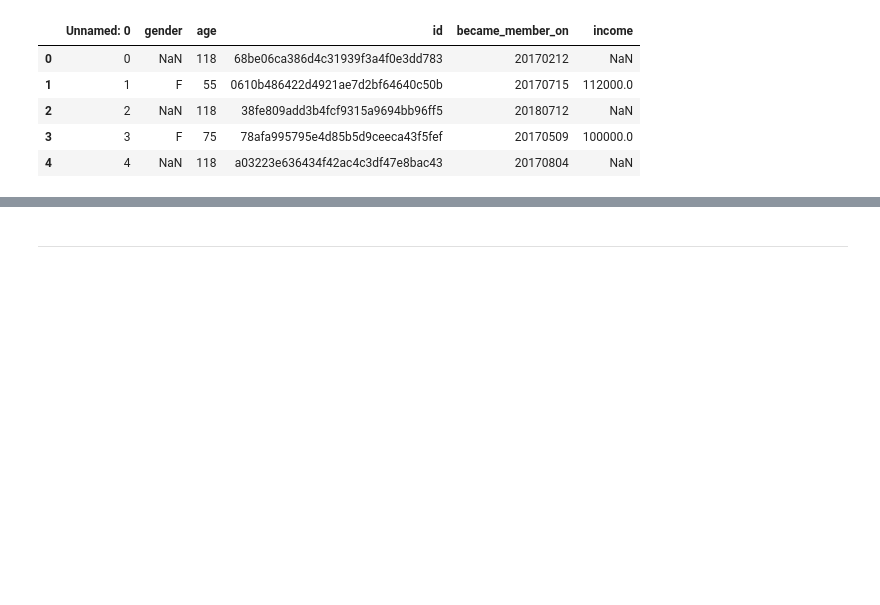
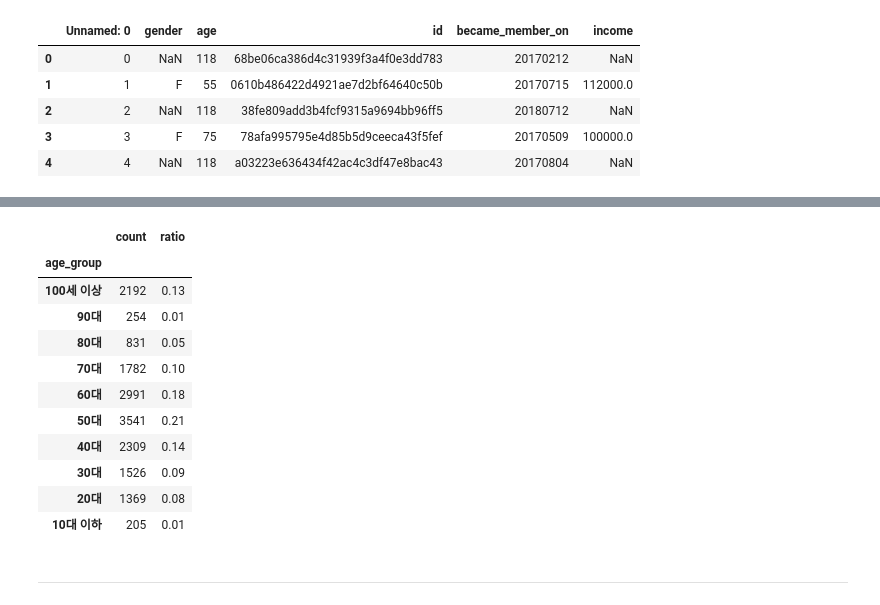
Before and after one commit to yoohengu/marketing_starbucks, a Jupyter notebook: yhg/01_datacheck.ipynb, the cells around one changed output, grey strips where cells are left out. Cells and saved outputs as stored; diff of their text form; code cells hidden in the pictures; blank space fills up the shorter version.

```diff
--- a/yhg/01_datacheck.ipynb
+++ b/yhg/01_datacheck.ipynb
@@ -170,0 +218,6 @@ df_pro.head()
+# %%
+df_pro['age_group'] = pd.cut(
+    df_pro['age'],
+    bins=[0, 19, 29, 39, 49, 59, 69, 79, 89, 99, 199],
+    labels=['10대 이하', '20대', '30대', '40대', '50대', '60대', '70대', '80대', '90대', '100세 이상']
+)
@@ -171,3 +226,21 @@ df_pro.head()
+# %%
+ag_cnt = df_pro['age_group'].value_counts(dropna=False)
+ag_rat = df_pro['age_group'].value_counts(normalize=True, dropna=False)
+
+display(pd.concat([ag_cnt, ag_rat], axis=1, keys=['count', 'ratio']).sort_index(ascending=False).round(2))
+# %% [output]
+|  | count | ratio |
+| age_group |  |  |
+| 100세 이상 | 2192 | 0.13 |
+| 90대 | 254 | 0.01 |
+| 80대 | 831 | 0.05 |
+| 70대 | 1782 | 0.10 |
+| 60대 | 2991 | 0.18 |
+| 50대 | 3541 | 0.21 |
+| 40대 | 2309 | 0.14 |
+| 30대 | 1526 | 0.09 |
+| 20대 | 1369 | 0.08 |
+| 10대 이하 | 205 | 0.01 |
 # %% [markdown]
 ---
 # %% [markdown]
```
Also changed, not shown: parts of 9 cells of this notebook, 4 other files.
